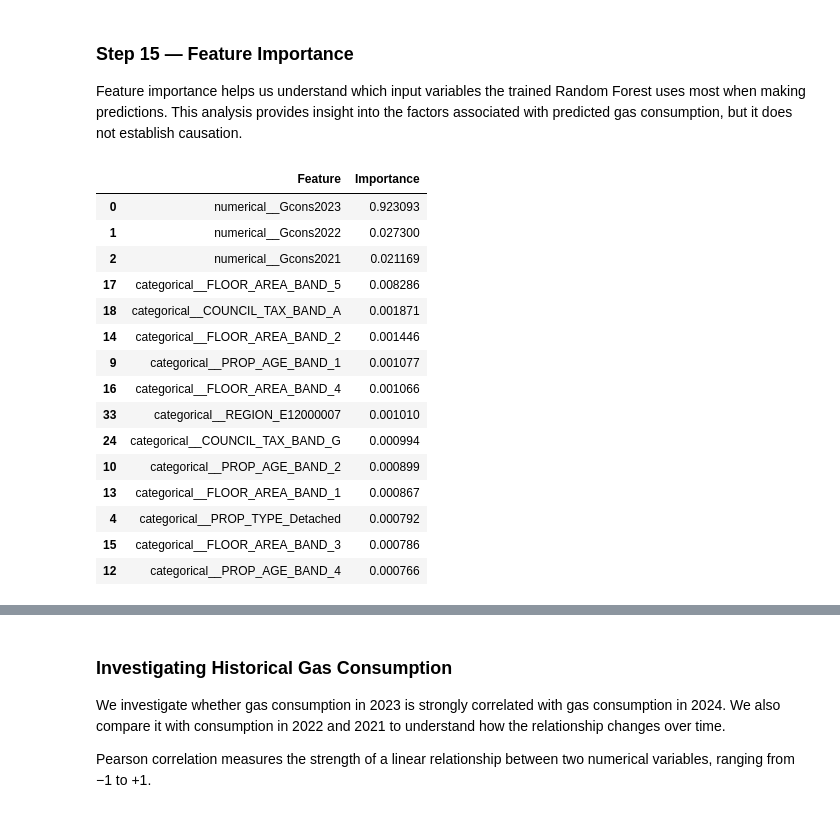
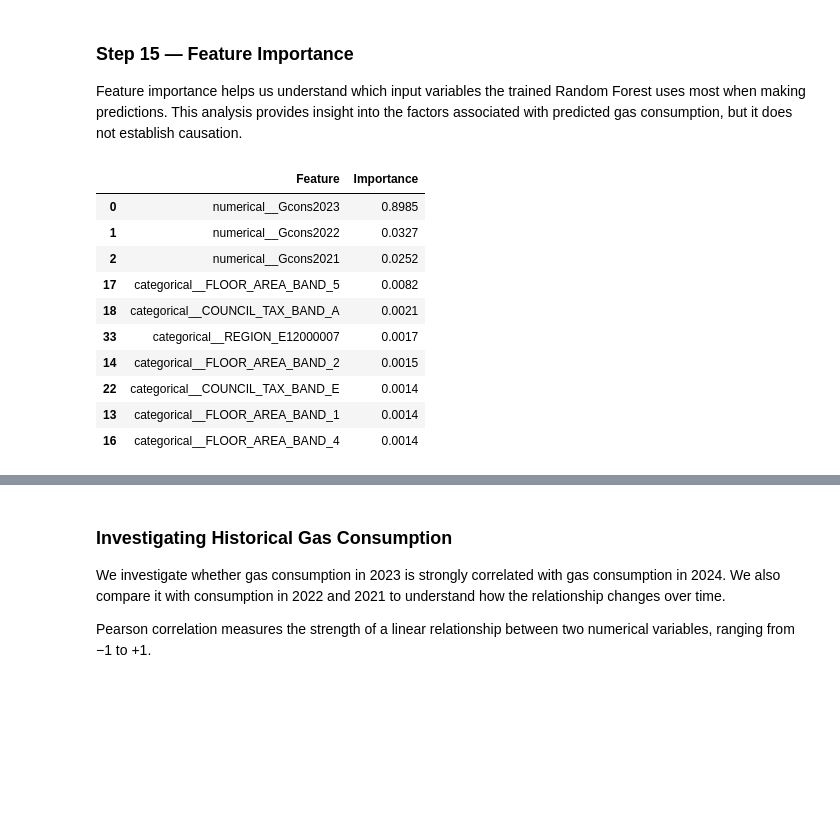
Before and after one commit to Shree123-gif/Group4-day2-assignment, a Jupyter notebook: notebooks/02_model_training.ipynb, the cells around one changed output, grey strips where cells are left out. Cells and saved outputs as stored; diff of their text form; code cells hidden in the pictures; blank space fills up the shorter version.

```diff
--- a/notebooks/02_model_training.ipynb
+++ b/notebooks/02_model_training.ipynb
@@ -606,0 +714,18 @@ Best CV MAE: 1749.2 kWh
+# %%
+# Evaluate the selected model using the original five-fold CV
+best_rf_model = rf_grid_search.best_estimator_
+
+final_rf_scores = cross_val_score(
+    best_rf_model,
+    X_train,
+    y_train,
+    cv=cv,
+    scoring="neg_mean_absolute_error",
+    n_jobs=-1
+)
+
+final_rf_mae_scores = -final_rf_scores
+
+print("MAE for each fold:", final_rf_mae_scores.round(2))
+print(f"Mean CV MAE: {final_rf_mae_scores.mean():.2f} kWh")
+print(f"Standard deviation: {final_rf_mae_scores.std():.2f} kWh")
@@ -716,39 +887,53 @@ plt.show()
 
 Feature importance helps us understand which input variables the trained Random Forest uses most when making predictions. This analysis provides insight into the factors associated with predicted gas consumption, but it does not establish causation.
 # %%
-# Get the preprocessing and trained Random Forest from the final pipeline
-preprocessor_fitted = final_model.named_steps["preprocessor"]
-rf_fitted = final_model.named_steps["model"]
+# Get the trained Random Forest from the pipeline
+rf_model = best_rf_model.named_steps["model"]
 
-# Get the names of the transformed features
-feature_names = preprocessor_fitted.get_feature_names_out()
+# Get feature names after preprocessing
+feature_names = (
+    best_rf_model.named_steps["preprocessor"]
+    .get_feature_names_out()
+)
 
-# Extract Random Forest feature importances
+# Create a feature importance table
 importance_df = pd.DataFrame({
     "Feature": feature_names,
-    "Importance": rf_fitted.feature_importances_
+    "Importance": rf_model.feature_importances_
 })
 
-# Display the 15 most important transformed features
+# Display the 10 most important features
 importance_df = importance_df.sort_values(
-    by="Importance", ascending=False
-).head(15)
+    by="Importance",
+    ascending=False
+)
 
-display(importance_df)
+top_features = importance_df.head(10)
+
+display(top_features.round(4))
+
+# Plot the results
+plt.figure(figsize=(10, 6))
+
+plt.barh(
+    top_features["Feature"][::-1],
+    top_features["Importance"][::-1]
+)
+
+plt.xlabel("Feature Importance")
+plt.ylabel("Feature")
+plt.title("Top 10 Feature Importances — Tuned Random Forest")
+plt.tight_layout()
+plt.show()
 # %% [output]
 |  | Feature | Importance |
-| 0 | numerical__Gcons2023 | 0.923093 |
-| 1 | numerical__Gcons2022 | 0.027300 |
-| 2 | numerical__Gcons2021 | 0.021169 |
-| 17 | categorical__FLOOR_AREA_BAND_5 | 0.008286 |
-| 18 | categorical__COUNCIL_TAX_BAND_A | 0.001871 |
-| 14 | categorical__FLOOR_AREA_BAND_2 | 0.001446 |
-| 9 | categorical__PROP_AGE_BAND_1 | 0.001077 |
-| 16 | categorical__FLOOR_AREA_BAND_4 | 0.001066 |
-| 33 | categorical__REGION_E12000007 | 0.001010 |
-| 24 | categorical__COUNCIL_TAX_BAND_G | 0.000994 |
-| 10 | categorical__PROP_AGE_BAND_2 | 0.000899 |
-| 13 | categorical__FLOOR_AREA_BAND_1 | 0.000867 |
-| 4 | categorical__PROP_TYPE_Detached | 0.000792 |
-| 15 | categorical__FLOOR_AREA_BAND_3 | 0.000786 |
-| 12 | categorical__PROP_AGE_BAND_4 | 0.000766 |
+| 0 | numerical__Gcons2023 | 0.8985 |
+| 1 | numerical__Gcons2022 | 0.0327 |
+| 2 | numerical__Gcons2021 | 0.0252 |
+| 17 | categorical__FLOOR_AREA_BAND_5 | 0.0082 |
+| 18 | categorical__COUNCIL_TAX_BAND_A | 0.0021 |
+| 33 | categorical__REGION_E12000007 | 0.0017 |
+| 14 | categorical__FLOOR_AREA_BAND_2 | 0.0015 |
+| 22 | categorical__COUNCIL_TAX_BAND_E | 0.0014 |
+| 13 | categorical__FLOOR_AREA_BAND_1 | 0.0014 |
+| 16 | categorical__FLOOR_AREA_BAND_4 | 0.0014 |
```
Also changed, not shown: parts of 43 cells of this notebook, 7 other files.
